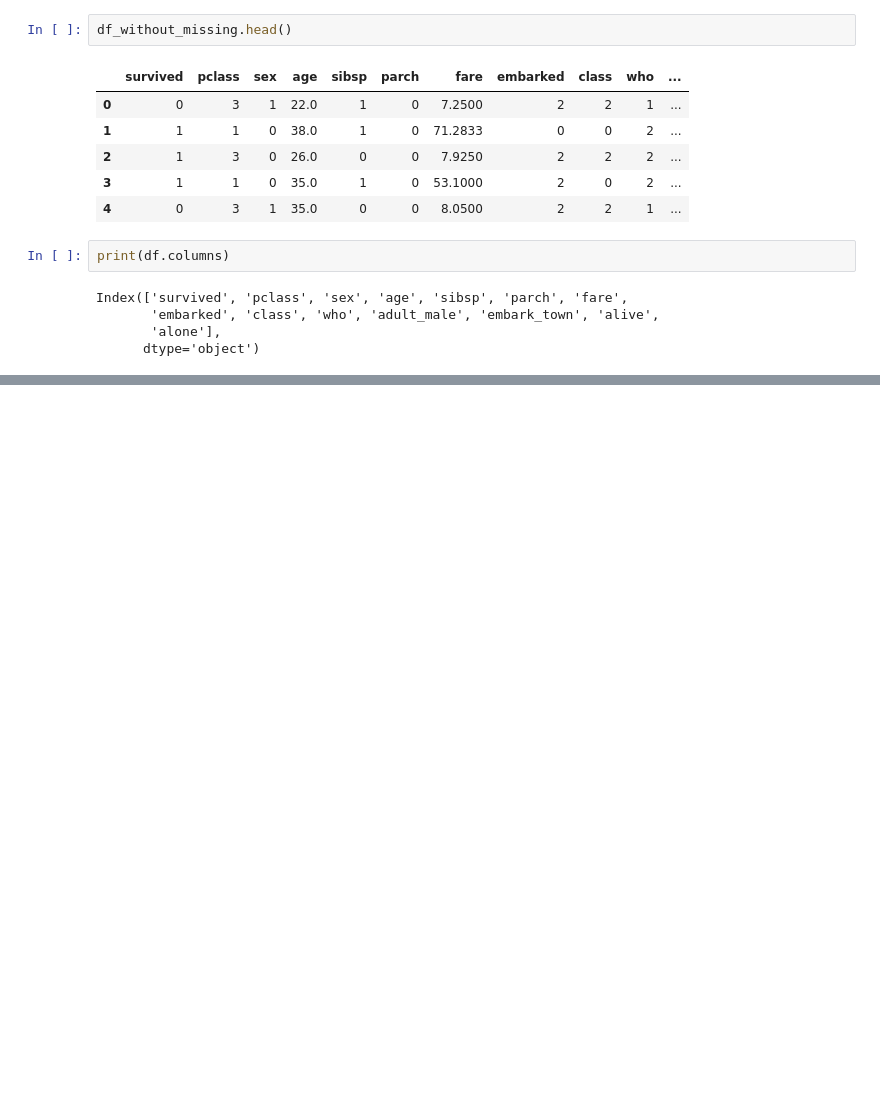
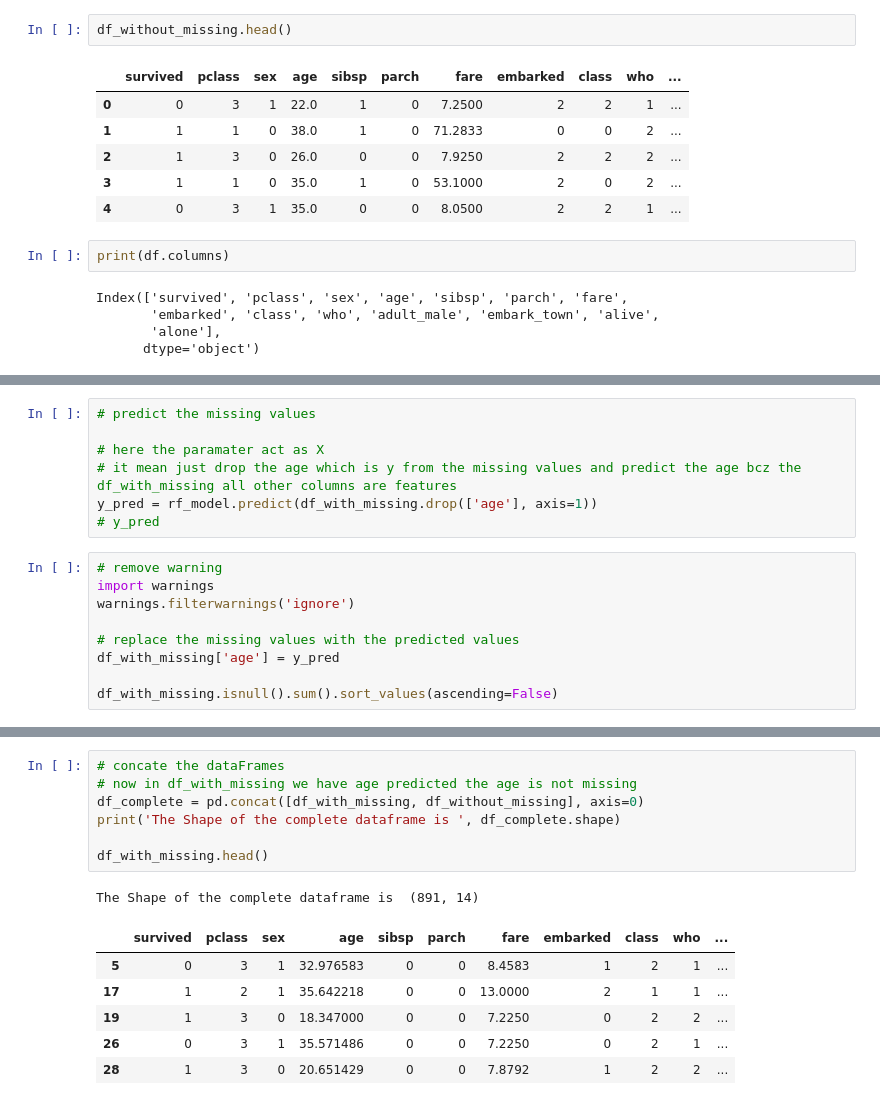
Before and after one commit to iamabutalha/Fun_Learning_ML, a Jupyter notebook: missingValues.ipynb, the cells around one changed output, grey strips where cells are left out. Drawn from its saved outputs; the diff is of its cells as text; blank space fills up the shorter version.

```diff
--- a/missingValues.ipynb
+++ b/missingValues.ipynb
@@ -501,0 +534,16 @@ y = df_without_missing['age']
+# %%
+# predict the missing values
+
+# here the paramater act as X
+# it mean just drop the age which is y from the missing values and predict the age bcz the df_with_missing all other columns are features
+y_pred = rf_model.predict(df_with_missing.drop(['age'], axis=1))
+# y_pred
+# %%
+# remove warning
+import warnings
+warnings.filterwarnings('ignore')
+
+# replace the missing values with the predicted values
+df_with_missing['age'] = y_pred
+
+df_with_missing.isnull().sum().sort_values(ascending=False)
@@ -501,0 +566,15 @@ y = df_without_missing['age']
+# %%
+# concate the dataFrames
+# now in df_with_missing we have age predicted the age is not missing
+df_complete = pd.concat([df_with_missing, df_without_missing], axis=0)
+print('The Shape of the complete dataframe is ', df_complete.shape)
+
+df_with_missing.head()
+# %% [output]
+The Shape of the complete dataframe is  (891, 14)
+|  | survived | pclass | sex | age | sibsp | parch | fare | embarked | class | who | ... |
+| 5 | 0 | 3 | 1 | 32.976583 | 0 | 0 | 8.4583 | 1 | 2 | 1 | ... |
+| 17 | 1 | 2 | 1 | 35.642218 | 0 | 0 | 13.0000 | 2 | 1 | 1 | ... |
+| 19 | 1 | 3 | 0 | 18.347000 | 0 | 0 | 7.2250 | 0 | 2 | 2 | ... |
+| 26 | 0 | 3 | 1 | 35.571486 | 0 | 0 | 7.2250 | 0 | 2 | 1 | ... |
+| 28 | 1 | 3 | 0 | 20.651429 | 0 | 0 | 7.8792 | 1 | 2 | 2 | ... |
```
Also changed, not shown: parts of 6 cells of this notebook, 3 other files.
